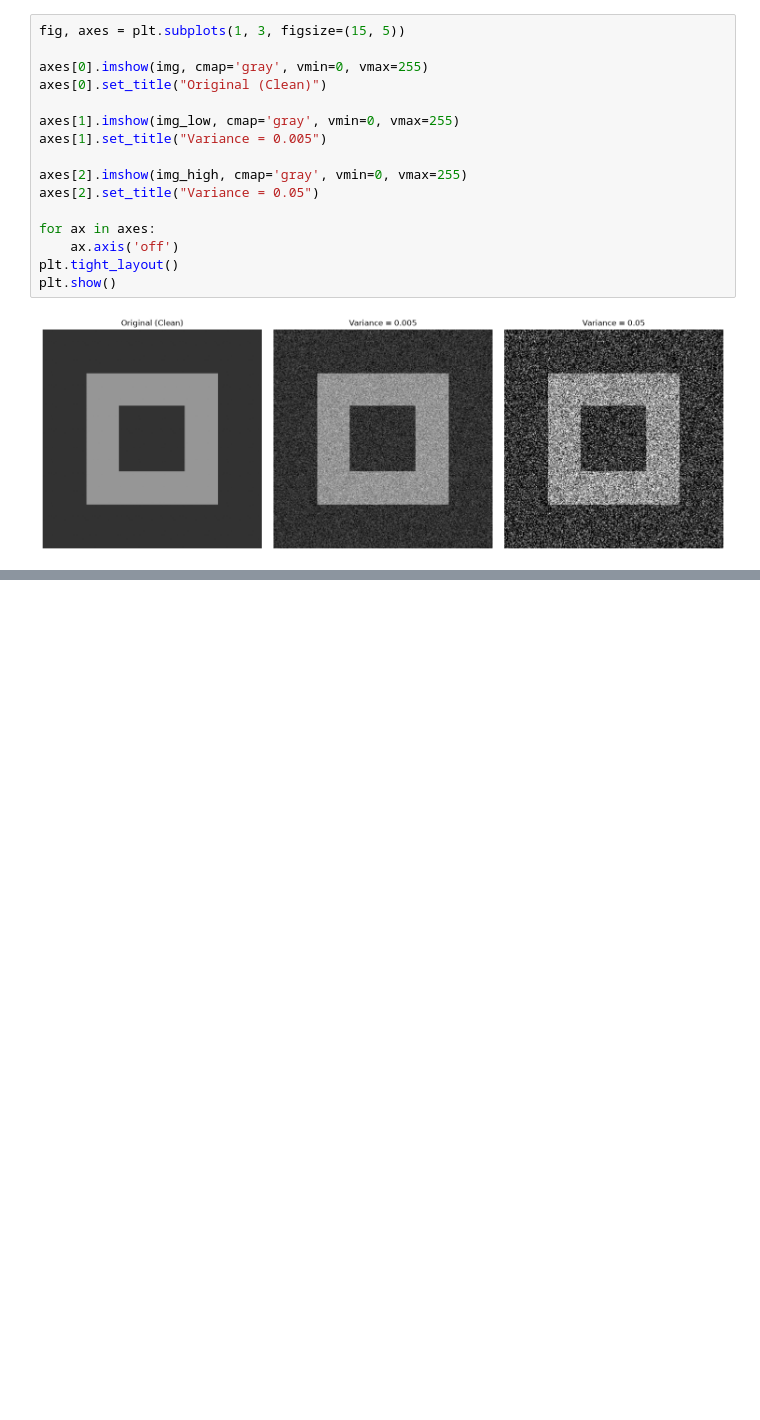
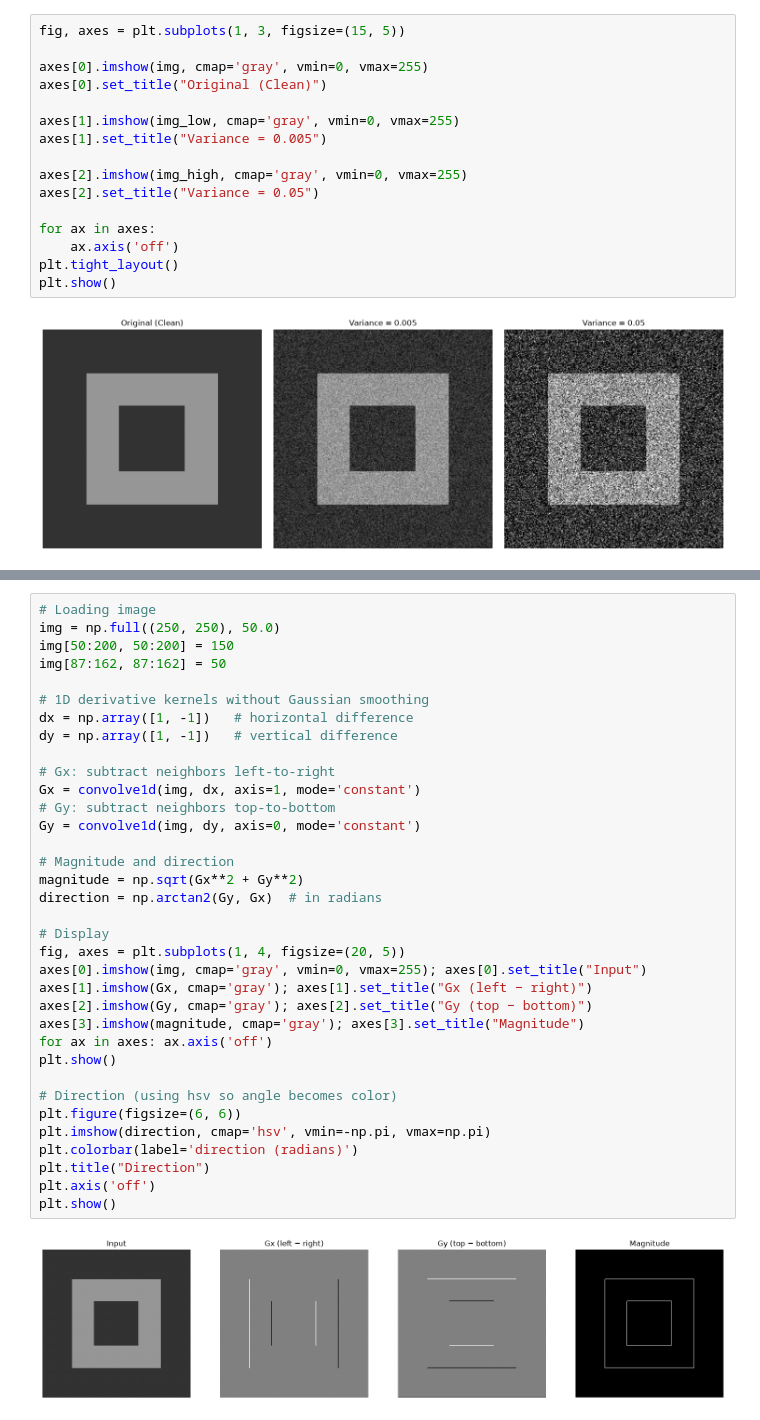
Before and after one commit to bdsh-14/unr-ee681-image-analysis, a Jupyter notebook: HW2/assignment2-Question-2.ipynb, the cells around one changed output, grey strips where cells are left out. Saved outputs shown, nothing was run; the diff lists cells and outputs as text; blank space fills up the shorter version.

```diff
--- a/HW2/assignment2-Question-2.ipynb
+++ b/HW2/assignment2-Question-2.ipynb
@@ -78,0 +305,37 @@ plt.show()
+# %%
+# Loading image
+img = np.full((250, 250), 50.0)
+img[50:200, 50:200] = 150
+img[87:162, 87:162] = 50
+
+# 1D derivative kernels without Gaussian smoothing
+dx = np.array([1, -1])   # horizontal difference
+dy = np.array([1, -1])   # vertical difference
+
+# Gx: subtract neighbors left-to-right
+Gx = convolve1d(img, dx, axis=1, mode='constant')
+# Gy: subtract neighbors top-to-bottom
+Gy = convolve1d(img, dy, axis=0, mode='constant')
+
+# Magnitude and direction
+magnitude = np.sqrt(Gx**2 + Gy**2)
+direction = np.arctan2(Gy, Gx)  # in radians
+
+# Display
+fig, axes = plt.subplots(1, 4, figsize=(20, 5))
+axes[0].imshow(img, cmap='gray', vmin=0, vmax=255); axes[0].set_title("Input")
+axes[1].imshow(Gx, cmap='gray'); axes[1].set_title("Gx (left − right)")
+axes[2].imshow(Gy, cmap='gray'); axes[2].set_title("Gy (top − bottom)")
+axes[3].imshow(magnitude, cmap='gray'); axes[3].set_title("Magnitude")
+for ax in axes: ax.axis('off')
+plt.show()
+
+# Direction (using hsv so angle becomes color)
+plt.figure(figsize=(6, 6))
+plt.imshow(direction, cmap='hsv', vmin=-np.pi, vmax=np.pi)
+plt.colorbar(label='direction (radians)')
+plt.title("Direction")
+plt.axis('off')
+plt.show()
+# %% [output]
+[figure, added]
```
Also changed, not shown: parts of 11 cells of this notebook.
